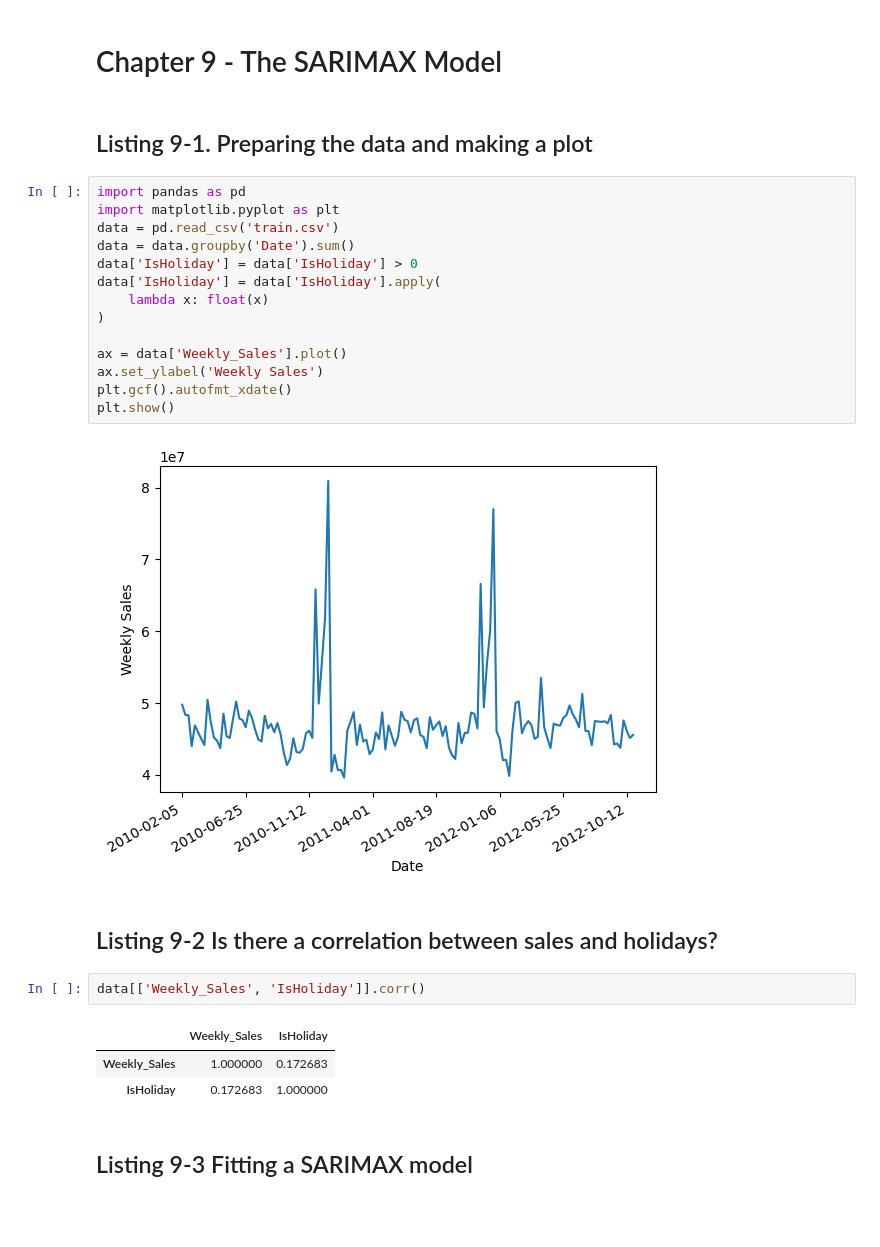
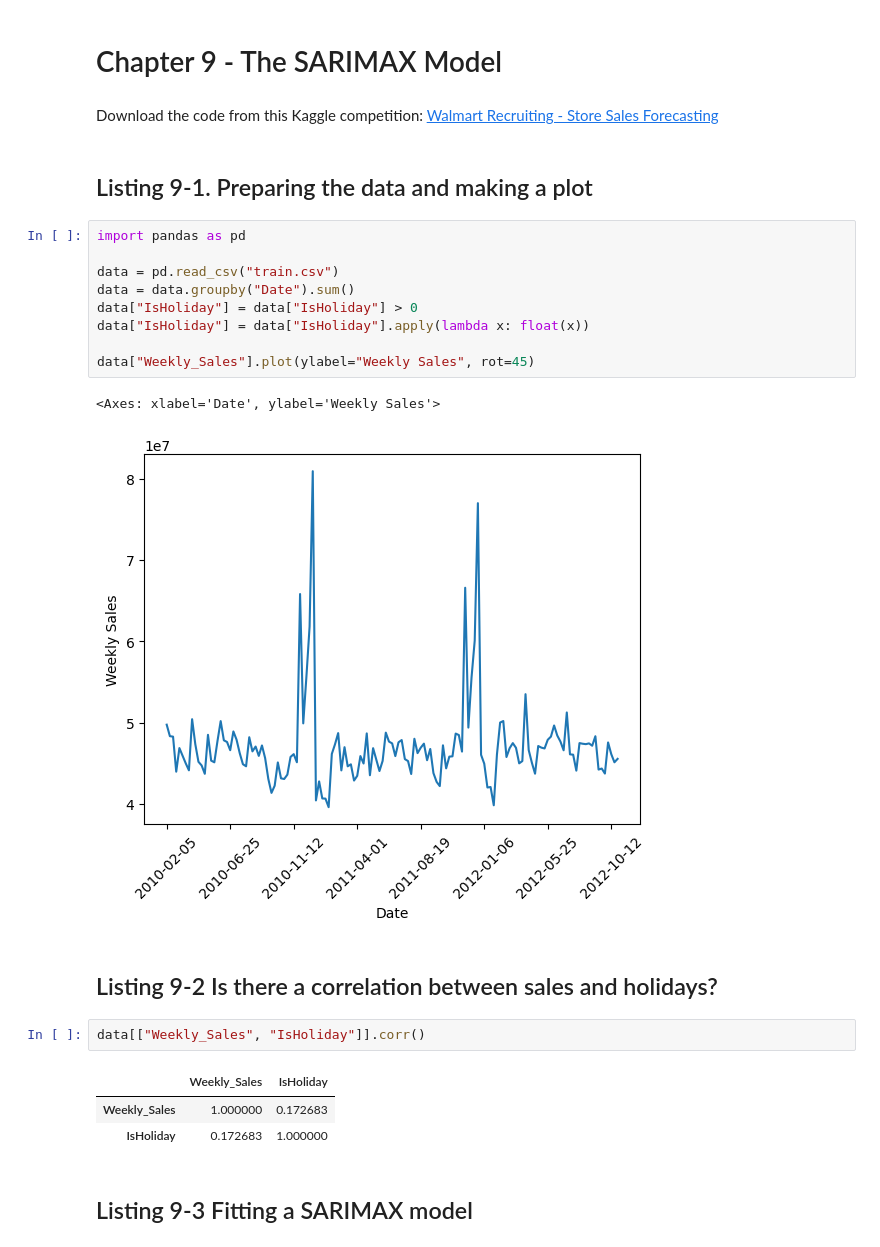
Before and after one commit to abdallahheidar/Advanced-Forecasting-with-Python-2nd-ed-2026, a Jupyter notebook: chapter_09/Chapter 09 - The SARIMAX Model.ipynb, the cells around one changed output. Cells and saved outputs as stored; diff of their text form; blank space fills up the shorter version.

```diff
--- a/chapter_09/Chapter 09 - The SARIMAX Model.ipynb
+++ b/chapter_09/Chapter 09 - The SARIMAX Model.ipynb
@@ -1,27 +1,25 @@
 # %% [markdown]
 # Chapter 9 - The SARIMAX Model
+# %% [markdown]
+Download the code from this Kaggle competition: [Walmart Recruiting - Store Sales Forecasting](https://www.kaggle.com/competitions/walmart-recruiting-store-sales-forecasting/)
 # %% [markdown]
 ## Listing 9-1. Preparing the data and making a plot
-# %%
-import pandas as pd
-import matplotlib.pyplot as plt
-data = pd.read_csv('train.csv')
-data = data.groupby('Date').sum()
-data['IsHoliday'] = data['IsHoliday'] > 0
-data['IsHoliday'] = data['IsHoliday'].apply(
-    lambda x: float(x)
-)
-
-ax = data['Weekly_Sales'].plot()
-ax.set_ylabel('Weekly Sales')
-plt.gcf().autofmt_xdate()
-plt.show()
-# %% [output]
-[figure, removed]
+# %%
+import pandas as pd
+
+data = pd.read_csv("train.csv")
+data = data.groupby("Date").sum()
+data["IsHoliday"] = data["IsHoliday"] > 0
+data["IsHoliday"] = data["IsHoliday"].apply(lambda x: float(x))
+
+data["Weekly_Sales"].plot(ylabel="Weekly Sales", rot=45)
+# %% [output]
+<Axes: xlabel='Date', ylabel='Weekly Sales'>
+[figure, added]
 # %% [markdown]
 ## Listing 9-2 Is there a correlation between sales and holidays?
 # %%
-data[['Weekly_Sales', 'IsHoliday']].corr()
+data[["Weekly_Sales", "IsHoliday"]].corr()
 # %% [output]
 |  | Weekly_Sales | IsHoliday |
 | Weekly_Sales | 1.000000 | 0.172683 |
```
Also changed, not shown: parts of 1 cell of this notebook, 2 other files.
